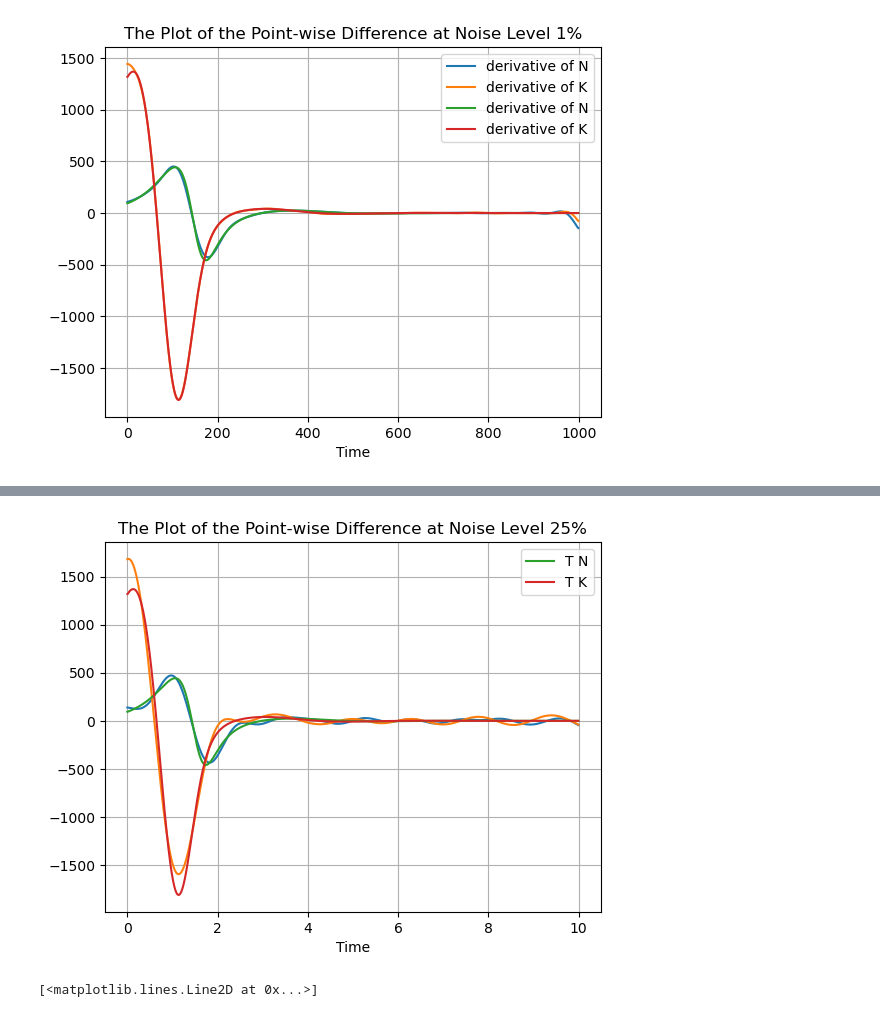
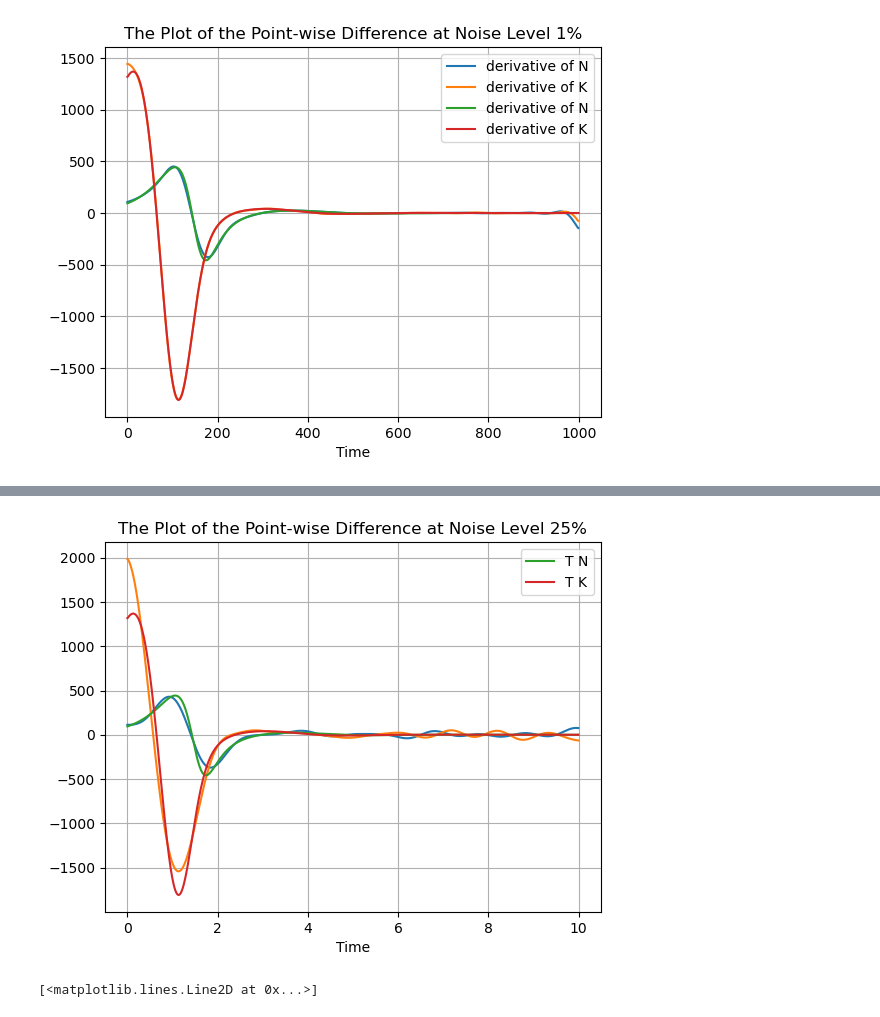
Before and after one commit to mm2319/M4R, a Jupyter notebook: test.ipynb, the cells around one changed output, grey strips where cells are left out. Cells and saved outputs as stored; diff of their text form; code cells hidden in the pictures.

```diff
--- a/test.ipynb
+++ b/test.ipynb
@@ -508,7 +508,7 @@ def optim_hyperparams(init_params, data_X, data_y, gp, method="L-BFGS-B", maxite
   # input is unpacked to theta and sigma
   gp = GP(kernel=rbf,kernel_diff=rbf_pd)
   objective = lambda params: gp.loglikelihood(
-                x_star=np.linspace(0,10,1000),  # set to test points
+                x_star=np.arange(0,10,0.01),  # set to test points
                 X = data_X,     # set to observed x
                 y = data_y,       # set to observed y
                 size=1,    # draw 100 posterior samples
@@ -519,7 +519,7 @@ def optim_hyperparams(init_params, data_X, data_y, gp, method="L-BFGS-B", maxite
   optim_res = minimize(
       fun=value_and_grad(objective),
       jac=True,
-      x0=init_params,
+      x0=[1,1,0.1],
       method=method,
       bounds = [[1e-10, 1.e3], [1e-10, 1.e3], [1e-10, 1.e3]],
       options={"return_all": True, "maxiter": maxiter}
@@ -545,47 +583,55 @@ para_1
+# %%
+best_idx = np.argmin(log_lik_history_list)
+best_optim_res = optim_res_list[best_idx]
+best_log_lik = log_lik_history_list[best_idx]
+para_1 = best_optim_res.x
+best_idx = np.argmin(log_lik_history_list)
+best_optim_res = optim_res_list[best_idx]
+best_log_lik = log_lik_history_list[best_idx]
+para_2 = best_optim_res.x
 # %%
 
 T, Y = create_data_twocompart(p=0.25)
 T, Y_T = create_data_twocompart(p=0.00)
 toy_xp = np.arange(0,10,0.01)
 gp = GP(kernel=rbf, kernel_diff=rbf_fd)
-Y_pred_1 = gp.predict(
+Y_pred_1 = gp.predict_mean(
 x_star=toy_xp,  # set to test points
 X = np.array(T),     # set to observed x
 y = np.array(Y[:,0]),       # set to observed y
-size=50000,    # draw 100 posterior samples
-theta=[para_1.x[0],para_1.x[1]],
-sigma=para_1.x[2]
+size=1,    # draw 100 posterior samples
+theta=[para_1[0],para_1[1]],
+sigma=para_1[2]
 )
 toy_xp = np.arange(0,10,0.01)
 gp = GP(kernel=rbf, kernel_diff=rbf_fd)
-Y_pred_2 = gp.predict(
+Y_pred_2 = gp.predict_mean(
 x_star=toy_xp,  # set to test points
 X = np.array(T),     # set to observed x
 y = np.array(Y[:,1]),       # set to observed y
-size=50000,    # draw 100 posterior samples
-theta=[para_2.x[0],para_2.x[1]],
-sigma=para_2.x[2]
+size=1,    # draw 100 posterior samples
+theta=[para_2[0],para_2[1]],
+sigma=para_2[2]
 )
 
-Y_1 = np.mean(Y_pred_1,axis=0)
-Y_2 = np.mean(Y_pred_2,axis=0)
+
 result_1_T = derivative.dxdt(Y_T[:,0], T,k=2, kind="finite_difference")
 result_2_T = derivative.dxdt(Y_T[:,1], T,k=2, kind="finite_difference")
 
-result_1 = derivative.dxdt(Y_1, toy_xp,k=2, kind="finite_difference")
-result_2 = derivative.dxdt(Y_2, toy_xp,k=2, kind="finite_difference")
+result_1 = derivative.dxdt(Y_pred_1, toy_xp,k=2, kind="finite_difference")
+result_2 = derivative.dxdt(Y_pred_2, toy_xp,k=2, kind="finite_difference")
 # result_3 = derivative.dxdt(Y[:,2], T,k=2, kind="finite_difference")
 plt.plot(toy_xp, result_1)
 plt.plot(toy_xp, result_2)
 # plt.plot(result_3,label= "derivative of z")
 plt.title('The Plot of the Point-wise Difference at Noise Level 25%')
 plt.xlabel('Time')
 plt.plot(T,result_1_T,label= "T N")
 plt.plot(T,result_2_T,label= "T K")
 plt.legend()
 plt.grid()
 # %% [output]
-[figure, old version]
+[figure, new version]
 # %%
 
 T, Y = create_data_twocompart(p=0.25)
```
Also changed, not shown: parts of 5 cells of this notebook, 23 other files.
